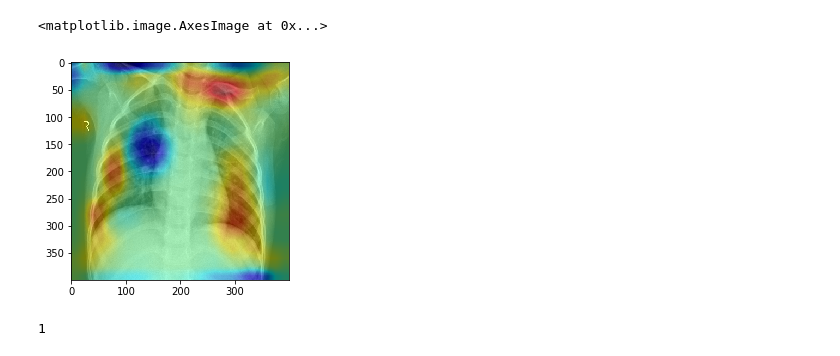
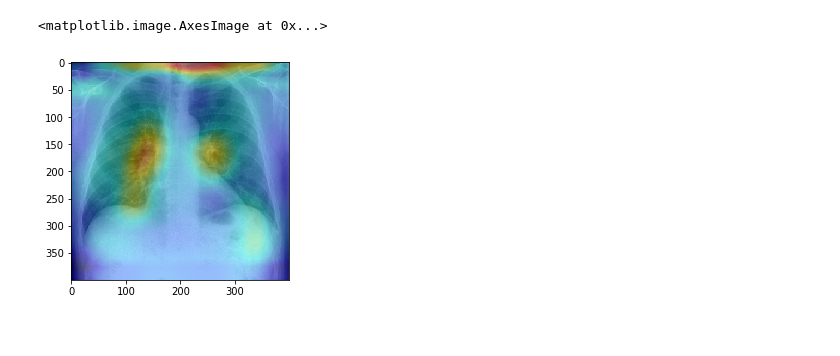
Before and after one commit to cho0h5/covid-xray2, a Jupyter notebook: train.ipynb, the cells around one changed output. Drawn from its saved outputs; the diff is of its cells as text; code cells hidden in the pictures.

```diff
--- a/train.ipynb
+++ b/train.ipynb
@@ -13,7 +13,7 @@ import matplotlib.pyplot as plt
 img_height = 400
 img_width = 400
 batch_size = 32
-epochs = 30
+epochs = 3
 # %%
 datagen = ImageDataGenerator(rescale=1./255)
 
@@ -141,12 +94,43 @@ origin_img = np.uint8(origin_img - np.min(origin_img))
-# %%
-a = 0.5
-dst = cv2.addWeighted(origin_img, a, heatmap, 1 - a, 0)
-plt.imshow(dst)
-# %% [output]
-<matplotlib.image.AxesImage at 0x...>
-[figure, removed]
-# %%
-prediction = model.predict(valid_generator[index][0])
-np.argmax(prediction[0])
-# %% [output]
-1
+# %%
+# 참고
+# https://dryjelly.tistory.com/147
+# https://github.com/jacobgil/keras-cam/blob/master/cam.py
+
+import matplotlib.pyplot as plt
+import numpy as np
+import cv2
+%matplotlib inline
+
+get_output = tf.keras.backend.function([model.layers[0].input],
+                                       [model.layers[-3].output, model.layers[-1].output])    # 이미지 입력을 받아 model의 마지막에 추가한 Conv2D와 Dense 레이어를 출력하는 모델
+[conv_outputs, predictions] = get_output(np.array([valid_generator[0][0][0]]))                # 이미지 입력
+conv_outputs = conv_outputs[0, :, :, :]
+
+class_weights = model.layers[-1].get_weights()[0]    # model의 맨 마지막 레이어인 Dense 레이어의 weight를 가져온다
+
+cam = np.zeros(dtype = np.float32, shape = conv_outputs.shape[0:2])
+for i, w in enumerate(class_weights[:, 1]):
+        cam += w * conv_outputs[:, :, i]    # 마지막 레이어의 각 가중치와 Conv2D의 결과를 곱하여 누적하여 가산 -> CAM 구현
+# %%
+# 결과 이미지를 보기 좋게 가공
+
+# CAM 이미지의 값 범위를 0 부터 255까지로 맞추고
+# 이미지 크기를 원본 데이터와 일치하도록 resize한다
+heatmap = cam
+heatmap = heatmap / (np.max(heatmap) - np.min(heatmap)) * 255.9
+heatmap = np.uint8(heatmap - np.min(heatmap))
+heatmap = cv2.resize(heatmap, (img_height, img_width))
+heatmap = cv2.applyColorMap(heatmap, cv2.COLORMAP_JET)
+
+# 원본 이미지도 비슷하게 처리
+origin_img = valid_generator[0][0][0]
+origin_img = origin_img / (np.max(origin_img) - np.min(origin_img)) * 255.9
+origin_img = np.uint8(origin_img - np.min(origin_img))
+
+# 원본 이미지와 CAM 합성
+a = 0.6
+dst = cv2.addWeighted(origin_img, a, heatmap, 1 - a, 0)
+plt.imshow(dst)
+# %% [output]
+<matplotlib.image.AxesImage at 0x...>
+[figure, added]
```
Also changed, not shown: parts of 11 cells of this notebook.
